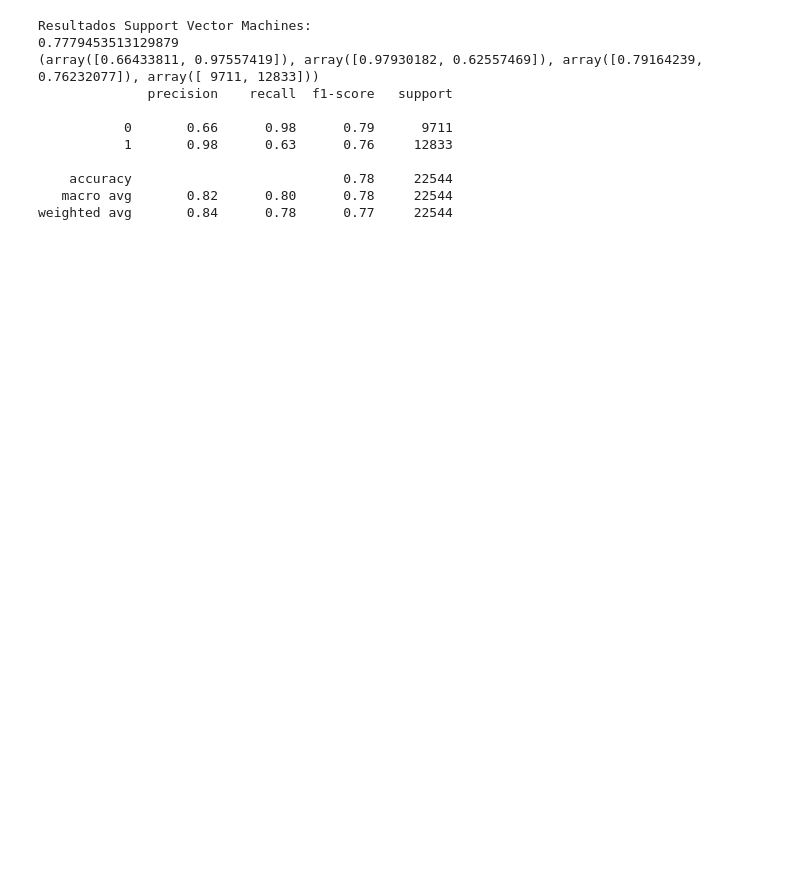
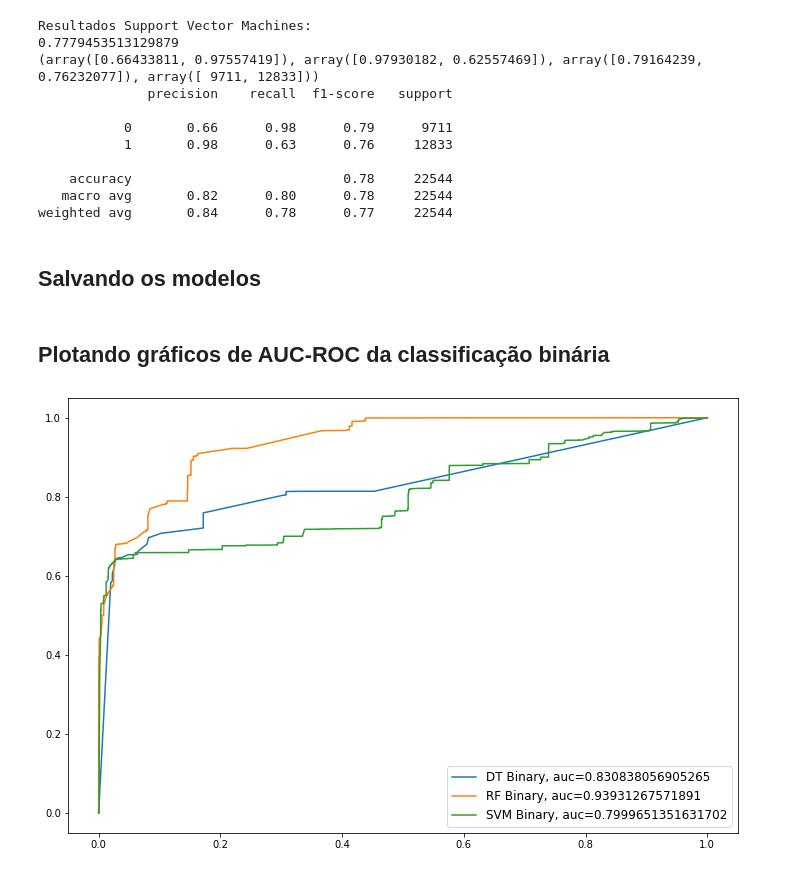
Before and after one commit to vitorxx1/Proj-Seg-Aud, a Jupyter notebook: notebook_projeto.ipynb, the cells around one changed output. Cells and saved outputs as stored; diff of their text form; code cells hidden in the pictures; blank space fills up the shorter version.

Commit message:
salvando os modelos e curva ROC

```diff
--- a/notebook_projeto.ipynb
+++ b/notebook_projeto.ipynb
@@ -515,16 +520,28 @@ weighted avg       0.68      0.74      0.69     22544
 #transformando todos os ataques para 1 em y_train e y_test
 y_train_binary = pd.Series(y_train.map(lambda x: 0 if x == 0 else 1))
 y_test_binary = pd.Series(y_test.map(lambda x: 0 if x == 0 else 1))
+# %%
+tree_binary_model = DecisionTreeClassifier(random_state=0)
+rf_binary_model = RandomForestClassifier(random_state=0)
+svm_binary_model = SVC(random_state=0, probability=True)
+# %%
+#criando os pipelines
+tree_binary_pipeline = Pipeline(steps=[('preprocessor', preprocessor),('model', tree_binary_model)])
+rf_binary_pipeline = Pipeline(steps=[('preprocessor', preprocessor),('model', rf_binary_model)])
+svm_binary_pipeline = Pipeline(steps=[('preprocessor', preprocessor),('model', svm_binary_model)])
 # %%
 #treinando os modelos e gerando as previsões
-tree_pipeline.fit(x_train,y_train_binary)
-tree_predictions_binary = tree_pipeline.predict(x_test)
+np.random.seed(1234)
+tree_binary_pipeline.fit(x_train,y_train_binary)
+tree_predictions_binary = tree_binary_pipeline.predict(x_test)
 
-rf_pipeline.fit(x_train,y_train_binary)
-rf_predictions_binary = rf_pipeline.predict(x_test)
+np.random.seed(1234)
+rf_binary_pipeline.fit(x_train,y_train_binary)
+rf_predictions_binary = rf_binary_pipeline.predict(x_test)
 
-svm_pipeline.fit(x_train,y_train_binary)
-svm_predictions_binary = svm_pipeline.predict(x_test)
+np.random.seed(1234)
+svm_binary_pipeline.fit(x_train,y_train_binary)
+svm_predictions_binary = svm_binary_pipeline.predict(x_test)
 # %%
 #métricas de avaliação
 print("Resultados Decision Tree:")
@@ -635,3 +652,5 @@ Resultados Support Vector Machines:
     accuracy                           0.78     22544
    macro avg       0.82      0.80      0.78     22544
 weighted avg       0.84      0.78      0.77     22544
+# %% [markdown]
+## **Salvando os modelos**
@@ -637,0 +664,24 @@ weighted avg       0.84      0.78      0.77     22544
+# %% [markdown]
+## **Plotando gráficos de AUC-ROC da classificação binária**
+# %%
+y_prob_tree_b = tree_binary_pipeline.predict_proba(x_test)[::,1]
+y_prob_rf_b = rf_binary_pipeline.predict_proba(x_test)[::,1]
+y_prob_svm_b = svm_binary_pipeline.predict_proba(x_test)[::,1]
+
+fpr1, tpr1, _ = roc_curve(y_test_binary, y_prob_tree_b)
+fpr2, tpr2, _ = roc_curve(y_test_binary, y_prob_rf_b)
+fpr3, tpr3, _ = roc_curve(y_test_binary, y_prob_svm_b)
+
+auc1 = roc_auc_score(y_test_binary, y_prob_tree_b)
+auc2 = roc_auc_score(y_test_binary, y_prob_rf_b)
+auc3 = roc_auc_score(y_test_binary, y_prob_svm_b)
+
+plt.figure(figsize=(12, 8))
+plt.plot(fpr1,tpr1,label="DT Binary, auc="+str(auc1))
+plt.plot(fpr2,tpr2,label="RF Binary, auc="+str(auc2))
+plt.plot(fpr3,tpr3,label="SVM Binary, auc="+str(auc3))
+
+plt.legend(loc=4, fontsize=12)
+plt.show()
+# %% [output]
+[figure, added]
```
Also changed, not shown: parts of 11 cells of this notebook, 6 other files.
